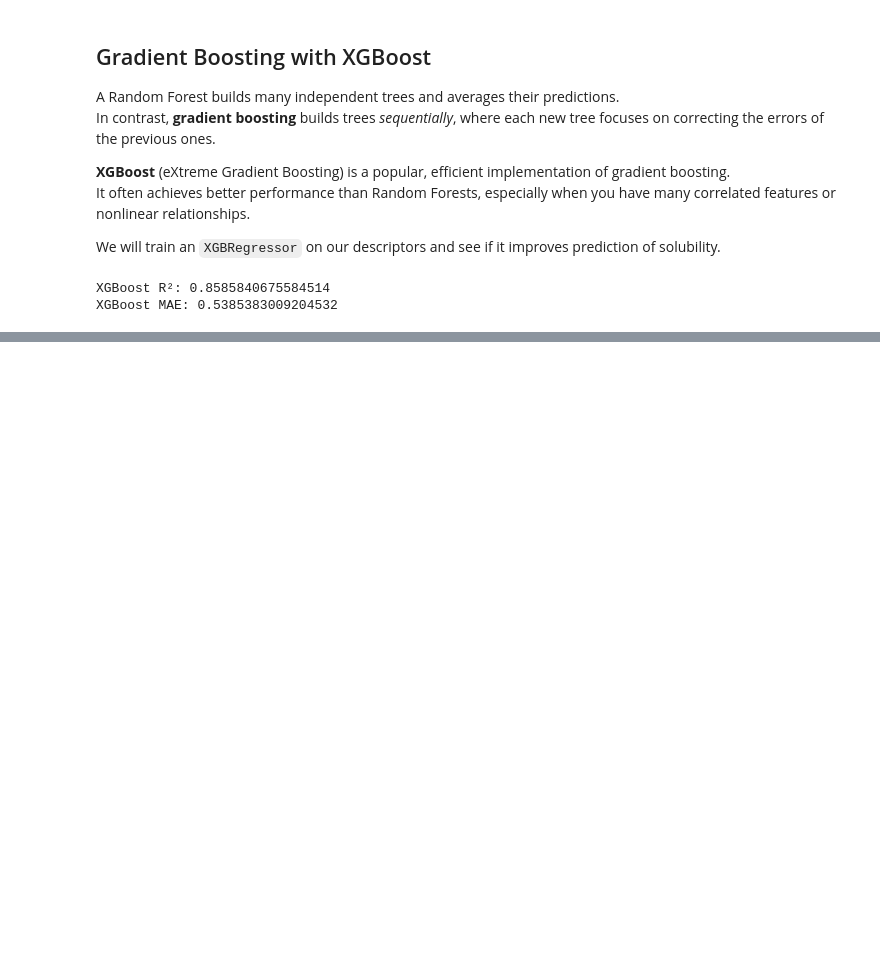
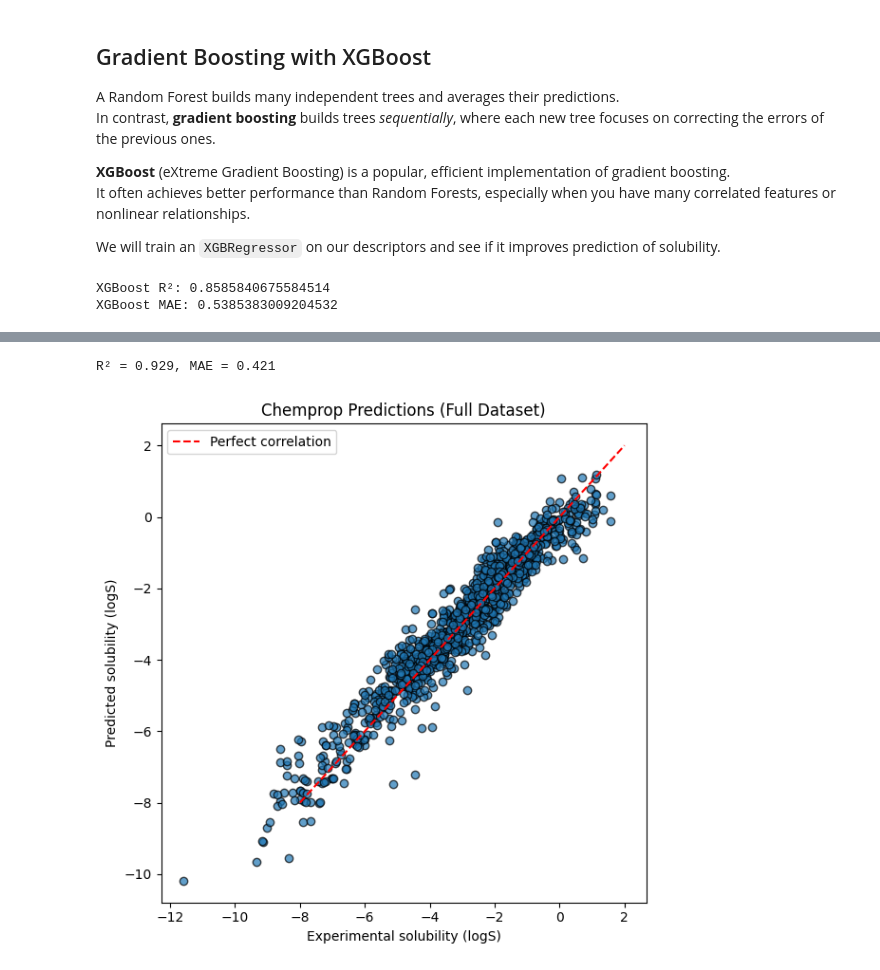
Before and after one commit to Svatunek-Lab/teaching, a Jupyter notebook: 2025_University_of_Malaya_Intro_Chemistry_Python/ML.ipynb, the cells around one changed output, grey strips where cells are left out. Saved outputs shown, nothing was run; the diff lists cells and outputs as text; code cells hidden in the pictures; blank space fills up the shorter version.

```diff
--- a/2025_University_of_Malaya_Intro_Chemistry_Python/ML.ipynb
+++ b/2025_University_of_Malaya_Intro_Chemistry_Python/ML.ipynb
@@ -354,0 +476,38 @@ XGBoost MAE: 0.5385383009204532
+# %%
+import pandas as pd
+import matplotlib.pyplot as plt
+from sklearn.metrics import r2_score, mean_absolute_error
+
+# Load original data and Chemprop full predictions
+true = pd.read_csv("delaney.csv")
+pred = pd.read_csv("chemprop_model/full_predictions_only.csv")
+
+# Merge on SMILES
+merged = pd.merge(
+    pred,
+    true[['smiles', 'solubility_exp']],
+    on='smiles',
+    suffixes=('_pred', '_true')
+)[['smiles', 'solubility_exp_true', 'solubility_exp_pred']]
+
+# Save merged data for reference
+merged.to_csv("chemprop_model/full_solubility_true_vs_pred.csv", index=False)
+
+# Compute metrics
+r2 = r2_score(merged["solubility_exp_true"], merged["solubility_exp_pred"])
+mae = mean_absolute_error(merged["solubility_exp_true"], merged["solubility_exp_pred"])
+print(f"R² = {r2:.3f}, MAE = {mae:.3f}")
+
+# Plot experimental vs predicted
+plt.figure(figsize=(6,6))
+plt.scatter(merged["solubility_exp_true"], merged["solubility_exp_pred"], alpha=0.7, edgecolor='k')
+plt.plot([-8, 2], [-8, 2], 'r--', label='Perfect correlation')
+plt.xlabel("Experimental solubility (logS)")
+plt.ylabel("Predicted solubility (logS)")
+plt.title("Chemprop Predictions (Full Dataset)")
+plt.legend()
+plt.tight_layout()
+plt.show()
+# %% [output]
+R² = 0.929, MAE = 0.421
+[figure, added]
```
Also changed, not shown: parts of 6 cells of this notebook.
